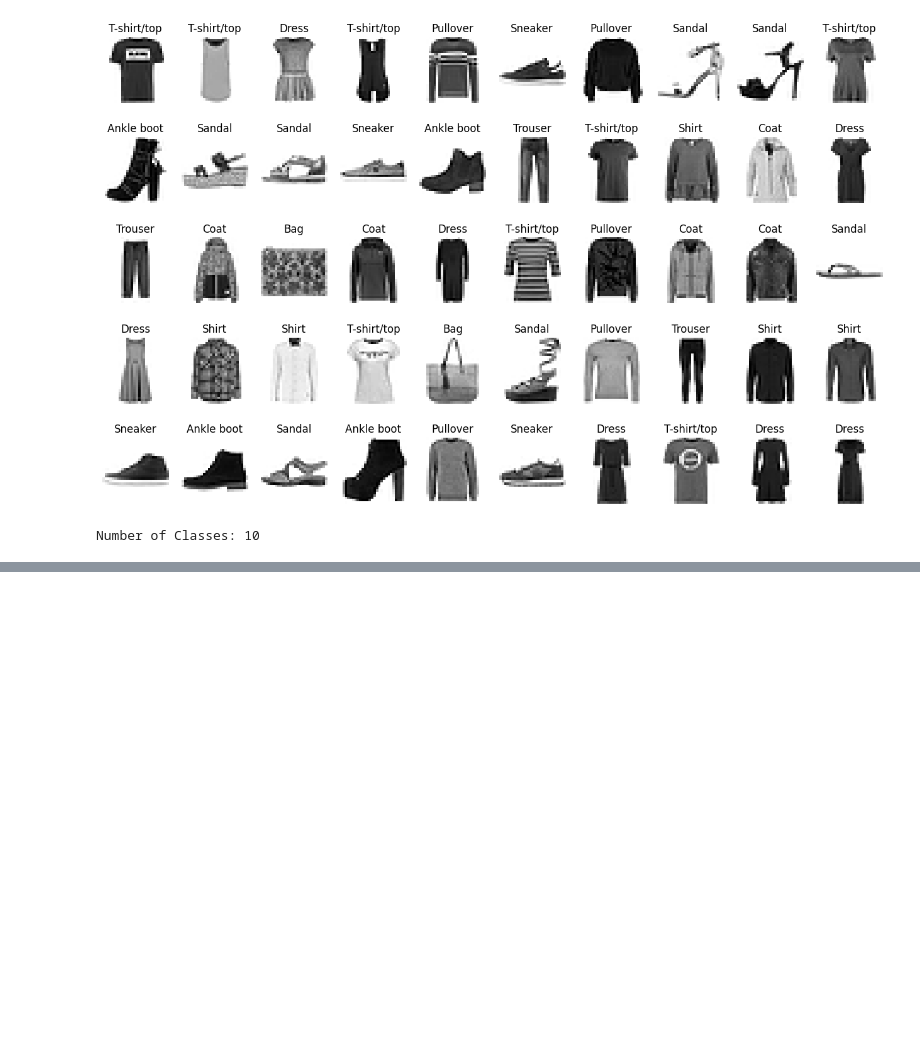
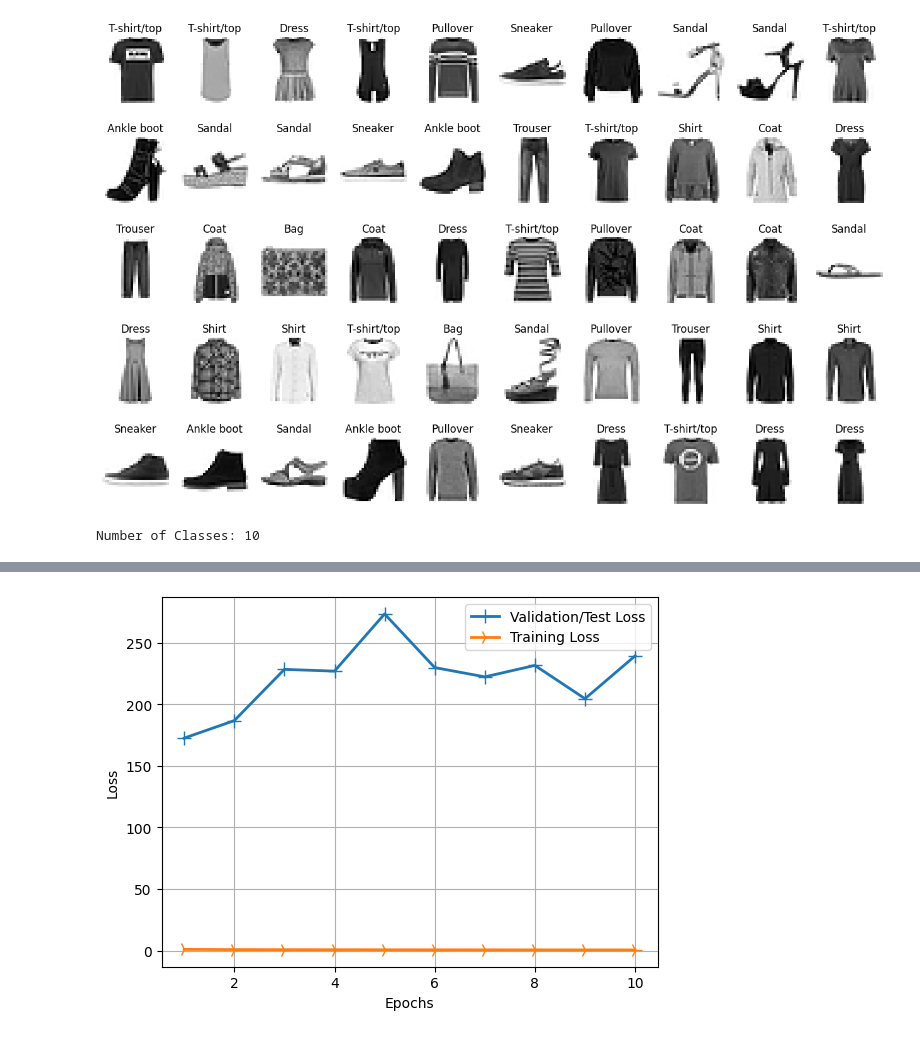
Before and after one commit to bohdanvodianyk/deep-learning-computer-vision, a Jupyter notebook: keras_fnist_noregularisation_vs_regularisation.ipynb, the cells around one changed output, grey strips where cells are left out. Saved outputs shown, nothing was run; the diff lists cells and outputs as text; code cells hidden in the pictures; blank space fills up the shorter version.

```diff
--- a/keras_fnist_noregularisation_vs_regularisation.ipynb
+++ b/keras_fnist_noregularisation_vs_regularisation.ipynb
@@ -187,0 +308,23 @@ showAugmentation(6)
+# %%
+train_datagen = ImageDataGenerator(
+    rescale=1./-255,
+    rotation_range=10,
+    width_shift_range=0.1,
+    height_shift_range=0.1,
+    shear_range=0.1,
+    zoom_range=0.1,
+    horizontal_flip=True,
+    fill_mode="nearest"
+)
+
+batch_size = 32
+epochs = 10
+
+history = model.fit(train_datagen.flow(x_train, y_train, batch_size=batch_size),
+                    epochs=epochs,
+                    validation_data=(x_test, y_test),
+                    verbose=1,
+                    steps_per_epoch=x_train.shape[0]//batch_size)
+score = model.evaluate(x_test, y_test, verbose=0)
+print("Test loss:", score[0])
+print("Test accuracy:", score[1])
@@ -187,0 +349,22 @@ showAugmentation(6)
+# %%
+history_dict = history.history
+
+# Extract the loss and validation losses
+loss_values = history_dict['loss']
+val_loss_values = history_dict['val_loss']
+
+# Get the number of epochs and create an array up to that number using range()
+epochs = range(1, len(loss_values) + 1)
+
+# Plot line charts for both Validation and Training Loss
+line1 = plt.plot(epochs, val_loss_values, label='Validation/Test Loss')
+line2 = plt.plot(epochs, loss_values, label='Training Loss')
+plt.setp(line1, linewidth=2.0, marker = '+', markersize=10.0)
+plt.setp(line2, linewidth=2.0, marker = '4', markersize=10.0)
+plt.xlabel('Epochs')
+plt.ylabel('Loss')
+plt.grid(True)
+plt.legend()
+plt.show()
+# %% [output]
+[figure, added]
```
Also changed, not shown: parts of 14 cells of this notebook.
